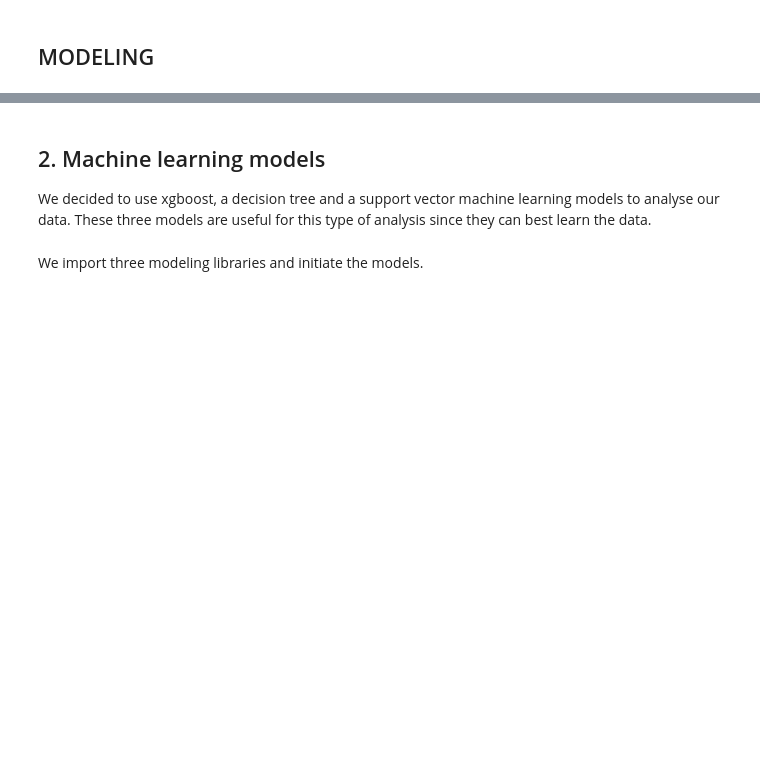
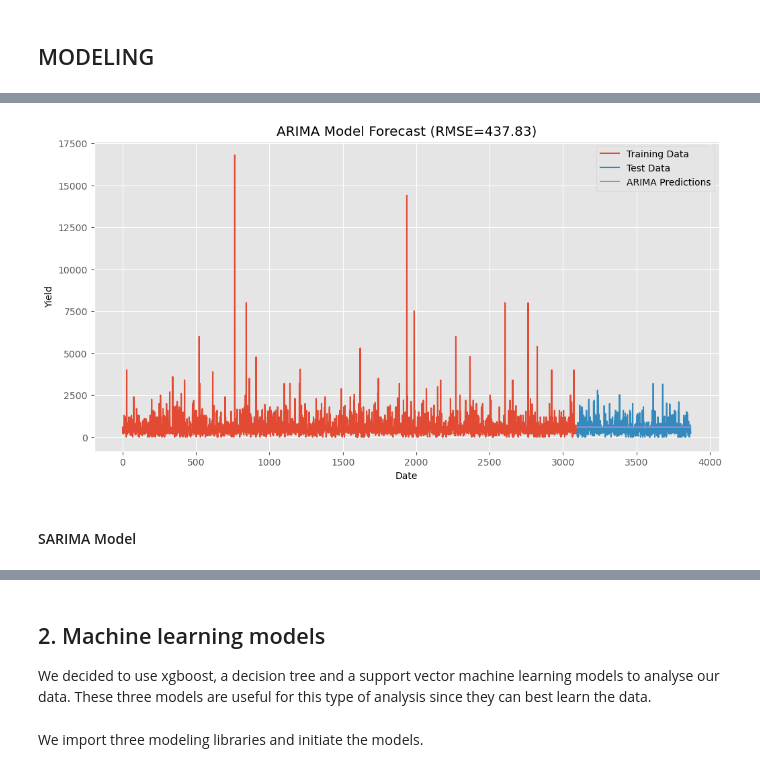
Before and after one commit to JOHNMARK-cmd/phase5project, a Jupyter notebook: GROUP-SIX.ipynb, the cells around one changed output, grey strips where cells are left out. Saved outputs shown, nothing was run; the diff lists cells and outputs as text; code cells hidden in the pictures; blank space fills up the shorter version.

```diff
--- a/GROUP-SIX.ipynb
+++ b/GROUP-SIX.ipynb
@@ -816,0 +1091,18 @@ plt.show()
+# %%
+from sklearn.metrics import mean_squared_error
+import statsmodels.api as sm
+from statsmodels.tsa.arima.model import ARIMA
+data = pd.read_csv('Train (1).csv')
+# Train-Test Split
+train_size = int(len(data) * 0.8)
+train_data = data.iloc[:train_size]
+test_data = data.iloc[train_size:]
+
+
+
+
+# Fit ARIMA Model
+p, d, q = 1, 1, 1
+model_arima = ARIMA(train_data['Yield'], order=(p, d, q))
+model_arima_fit = model_arima.fit()
+print(model_arima_fit.summary())
@@ -816,0 +1127,20 @@ plt.show()
+# %%
+# Make Predictions
+predictions = model_arima_fit.forecast(steps=len(test_data))
+
+#  Evaluate the Model
+rmse = np.sqrt(mean_squared_error(test_data['Yield'], predictions))
+
+plt.figure(figsize=(12, 6))
+plt.plot(train_data['Yield'], label='Training Data')
+plt.plot(test_data['Yield'], label='Test Data')
+plt.plot(predictions, label='ARIMA Predictions')
+plt.xlabel('Date')
+plt.ylabel('Yield')
+plt.title(f'ARIMA Model Forecast (RMSE={rmse:.2f})')
+plt.legend()
+plt.show()
+# %% [output]
+[figure, added]
+# %% [markdown]
+####  SARIMA Model
```
Also changed, not shown: parts of 66 cells of this notebook.
